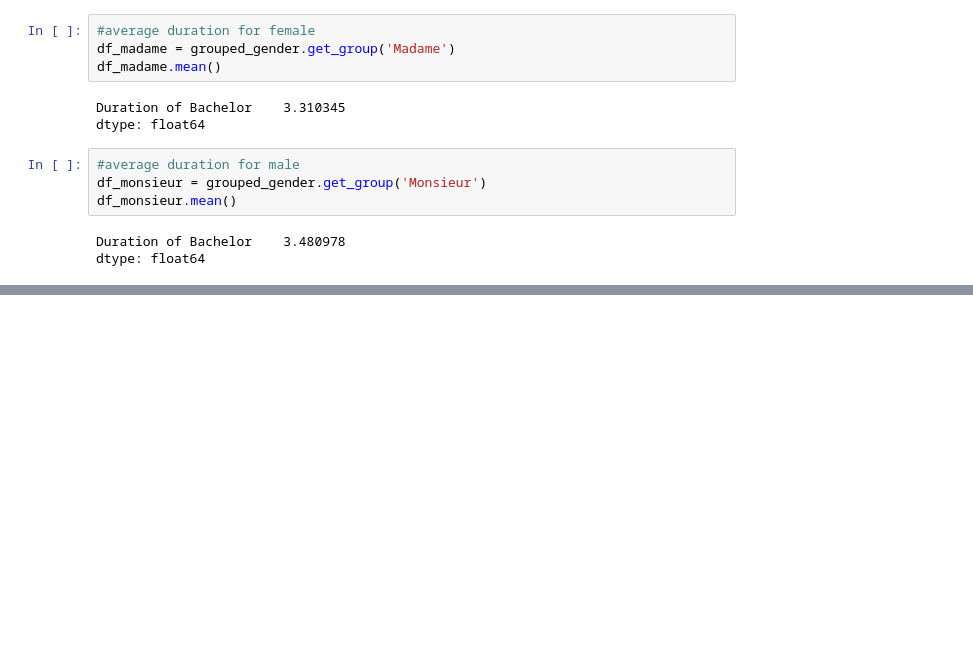
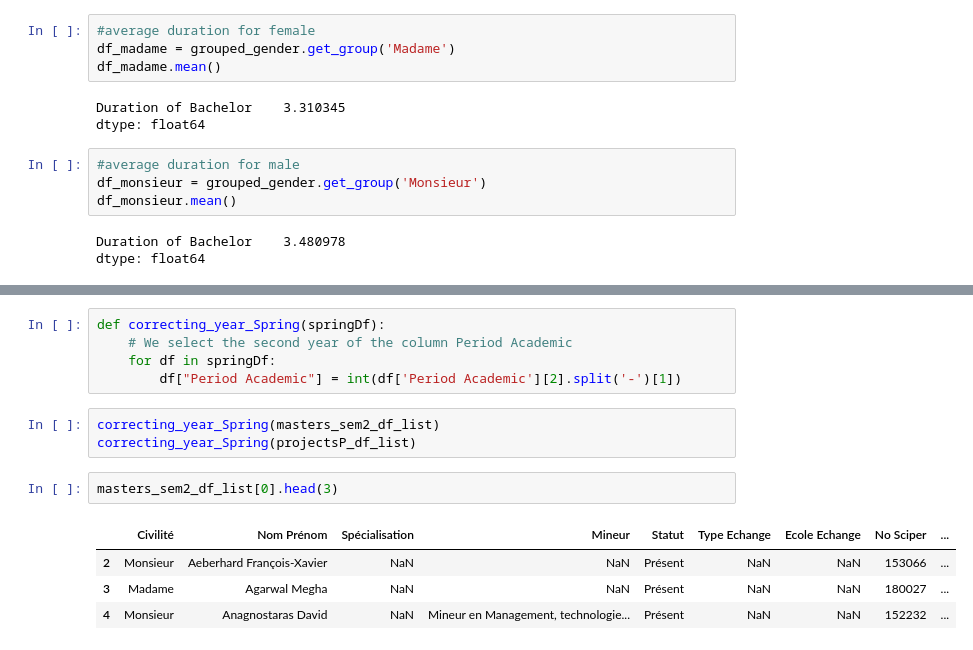
Before and after one commit to daniel-guggenheim/ada-homeworks, a Jupyter notebook: 02 - Data from the Web/homework2.ipynb, the cells around one changed output, grey strips where cells are left out. Saved outputs shown, nothing was run; the diff lists cells and outputs as text; blank space fills up the shorter version.

```diff
--- a/02 - Data from the Web/homework2.ipynb
+++ b/02 - Data from the Web/homework2.ipynb
@@ -230,0 +270,15 @@ dtype: float64
+# %%
+def correcting_year_Spring(springDf):
+    # We select the second year of the column Period Academic
+    for df in springDf:
+        df["Period Academic"] = int(df['Period Academic'][2].split('-')[1])
+# %%
+correcting_year_Spring(masters_sem2_df_list)
+correcting_year_Spring(projectsP_df_list)
+# %%
+masters_sem2_df_list[0].head(3)
+# %% [output]
+|  | Civilité | Nom Prénom | Spécialisation | Mineur | Statut | Type Echange | Ecole Echange | No Sciper | ... |
+| 2 | Monsieur | Aeberhard François-Xavier | NaN | NaN | Présent | NaN | NaN | 153066 | ... |
+| 3 | Madame | Agarwal Megha | NaN | NaN | Présent | NaN | NaN | 180027 | ... |
+| 4 | Monsieur | Anagnostaras David | NaN | Mineur en Management, technologie... | Présent | NaN | NaN | 152232 | ... |
```
Also changed, not shown: parts of 11 cells of this notebook.
